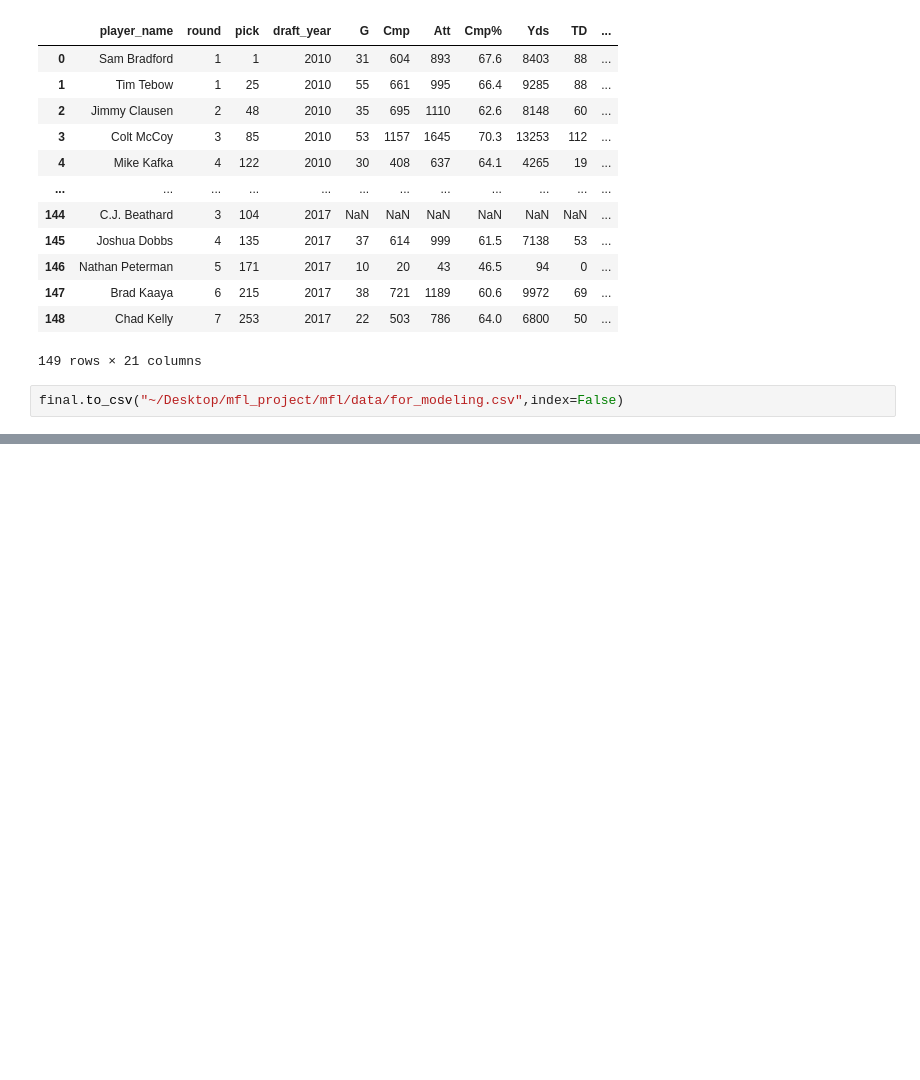
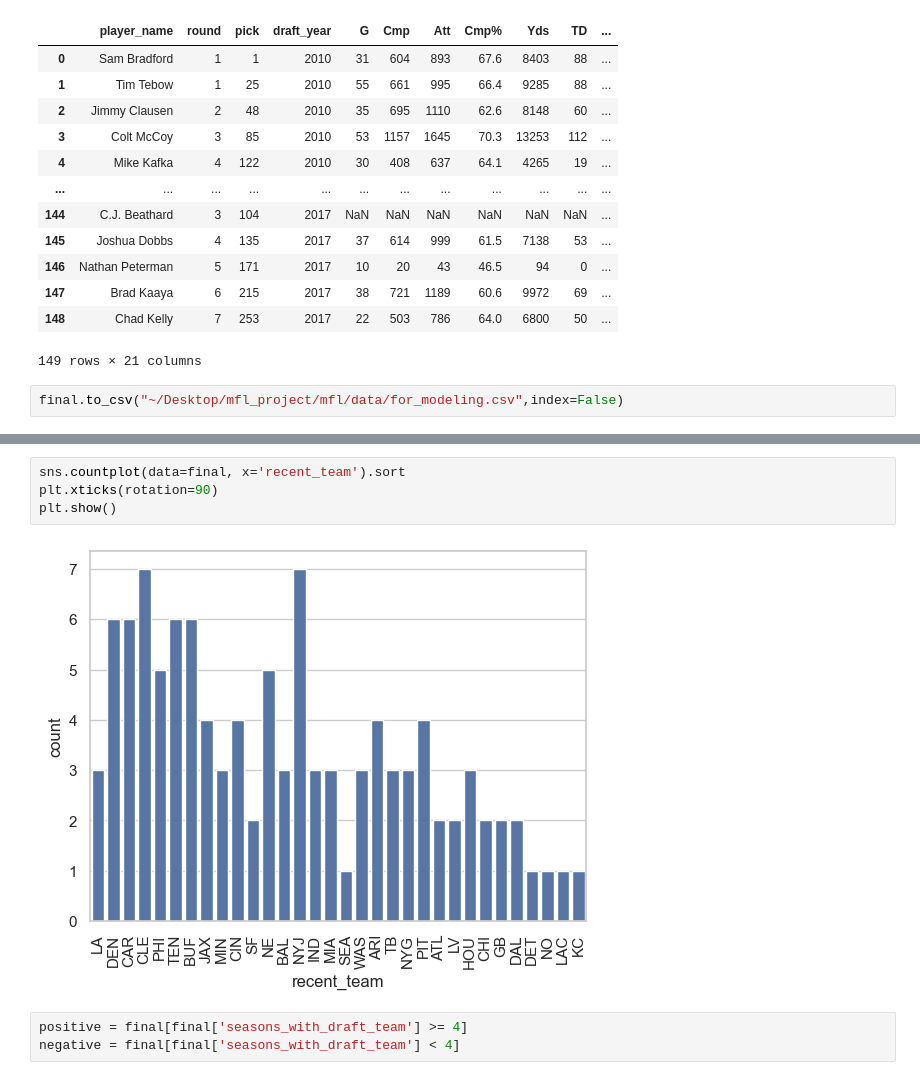
Before and after one commit to benstager/mfl, a Jupyter notebook: model_dev/model_dev_1_1.ipynb, the cells around one changed output, grey strips where cells are left out. Saved outputs shown, nothing was run; the diff lists cells and outputs as text; blank space fills up the shorter version.

```diff
--- a/model_dev/model_dev_1_1.ipynb
+++ b/model_dev/model_dev_1_1.ipynb
@@ -306,0 +370,9 @@ final.to_csv("~/Desktop/mfl_project/mfl/data/for_modeling.csv",index=False)
+# %%
+sns.countplot(data=final, x='recent_team').sort
+plt.xticks(rotation=90)
+plt.show()
+# %% [output]
+[figure, added]
+# %%
+positive = final[final['seasons_with_draft_team'] >= 4]
+negative = final[final['seasons_with_draft_team'] < 4]
```
Also changed, not shown: parts of 9 cells of this notebook, 5 other files.
